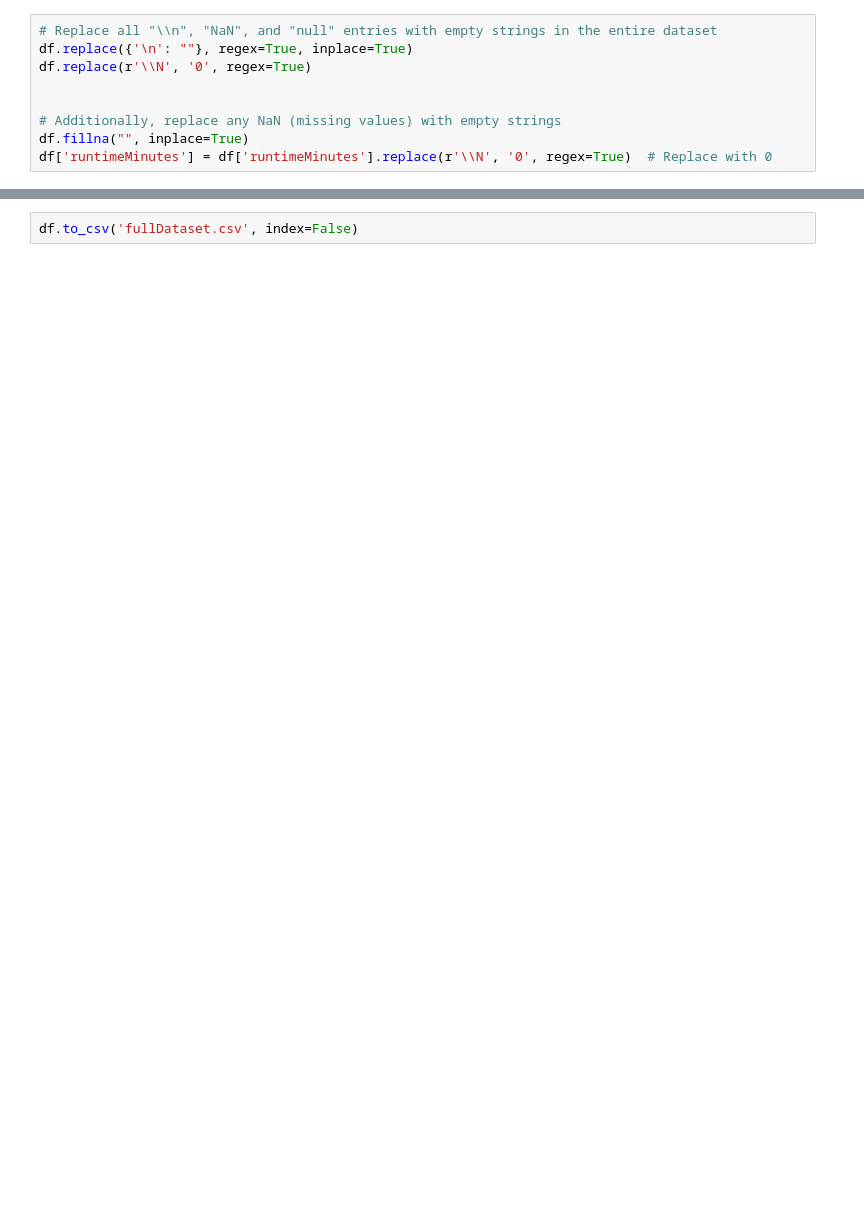
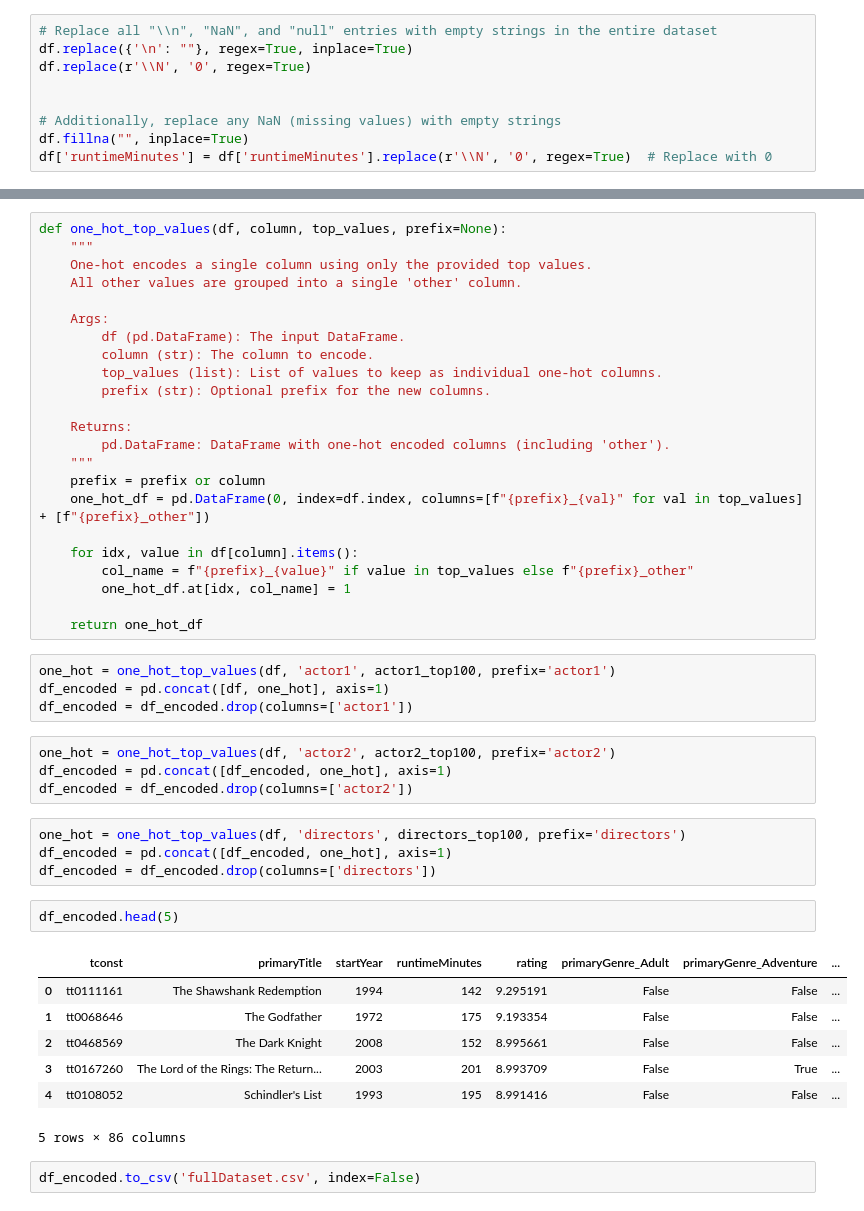
Before and after one commit to JRichCS/CineSense, a Jupyter notebook: backend/server/python/notebooks/DatasetUnion.ipynb, the cells around one changed output, grey strips where cells are left out. Cells and saved outputs as stored; diff of their text form; blank space fills up the shorter version.

```diff
--- a/backend/server/python/notebooks/DatasetUnion.ipynb
+++ b/backend/server/python/notebooks/DatasetUnion.ipynb
@@ -152,2 +52,47 @@ df['runtimeMinutes'] = df['runtimeMinutes'].replace(r'\\N', '0', regex=True)  #
+# %%
+def one_hot_top_values(df, column, top_values, prefix=None):
+    """
+    One-hot encodes a single column using only the provided top values.
+    All other values are grouped into a single 'other' column.
+
+    Args:
+        df (pd.DataFrame): The input DataFrame.
+        column (str): The column to encode.
+        top_values (list): List of values to keep as individual one-hot columns.
+        prefix (str): Optional prefix for the new columns.
+
+    Returns:
+        pd.DataFrame: DataFrame with one-hot encoded columns (including 'other').
+    """
+    prefix = prefix or column
+    one_hot_df = pd.DataFrame(0, index=df.index, columns=[f"{prefix}_{val}" for val in top_values] + [f"{prefix}_other"])
+
+    for idx, value in df[column].items():
+        col_name = f"{prefix}_{value}" if value in top_values else f"{prefix}_other"
+        one_hot_df.at[idx, col_name] = 1
+
+    return one_hot_df
+# %%
+one_hot = one_hot_top_values(df, 'actor1', actor1_top100, prefix='actor1')
+df_encoded = pd.concat([df, one_hot], axis=1)
+df_encoded = df_encoded.drop(columns=['actor1'])
+# %%
+one_hot = one_hot_top_values(df, 'actor2', actor2_top100, prefix='actor2')
+df_encoded = pd.concat([df_encoded, one_hot], axis=1)
+df_encoded = df_encoded.drop(columns=['actor2'])
+# %%
+one_hot = one_hot_top_values(df, 'directors', directors_top100, prefix='directors')
+df_encoded = pd.concat([df_encoded, one_hot], axis=1)
+df_encoded = df_encoded.drop(columns=['directors'])
+# %%
+df_encoded.head(5)
+# %% [output]
+|  | tconst | primaryTitle | startYear | runtimeMinutes | rating | primaryGenre_Adult | primaryGenre_Adventure | ... |
+| 0 | tt0111161 | The Shawshank Redemption | 1994 | 142 | 9.295191 | False | False | ... |
+| 1 | tt0068646 | The Godfather | 1972 | 175 | 9.193354 | False | False | ... |
+| 2 | tt0468569 | The Dark Knight | 2008 | 152 | 8.995661 | False | False | ... |
+| 3 | tt0167260 | The Lord of the Rings: The Return... | 2003 | 201 | 8.993709 | False | True | ... |
+| 4 | tt0108052 | Schindler's List | 1993 | 195 | 8.991416 | False | False | ... |
+5 rows × 86 columns
 # %%
-df.to_csv('fullDataset.csv', index=False)
+df_encoded.to_csv('fullDataset.csv', index=False)
```
Also changed, not shown: parts of 12 cells of this notebook, 12 other files.
